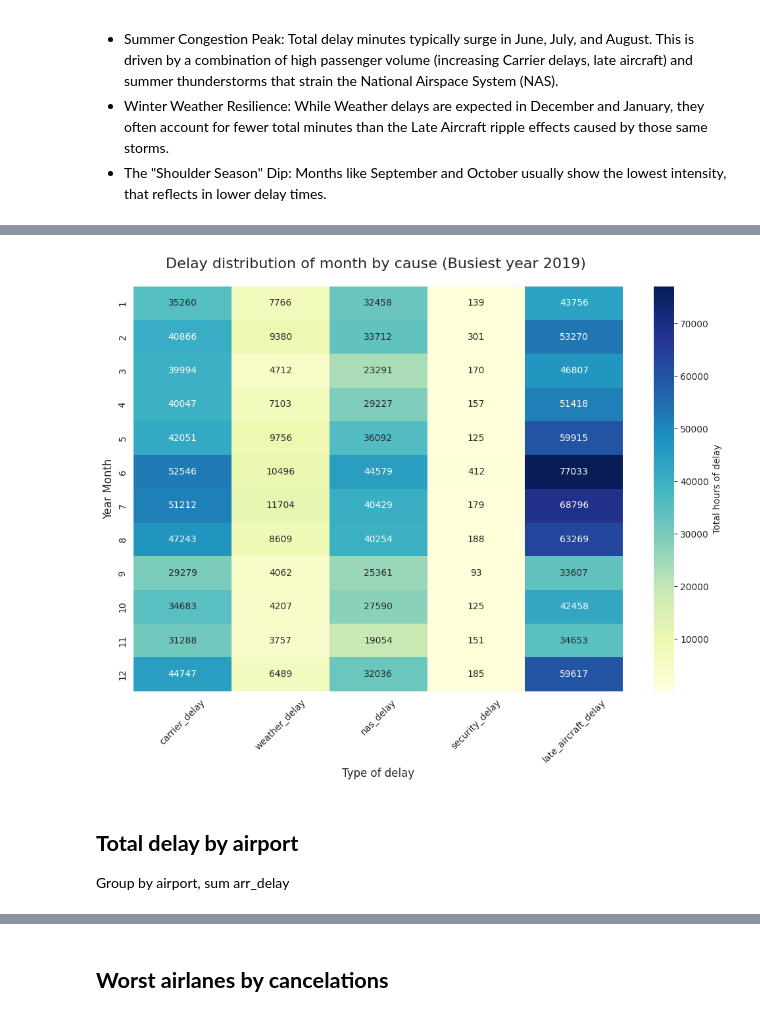
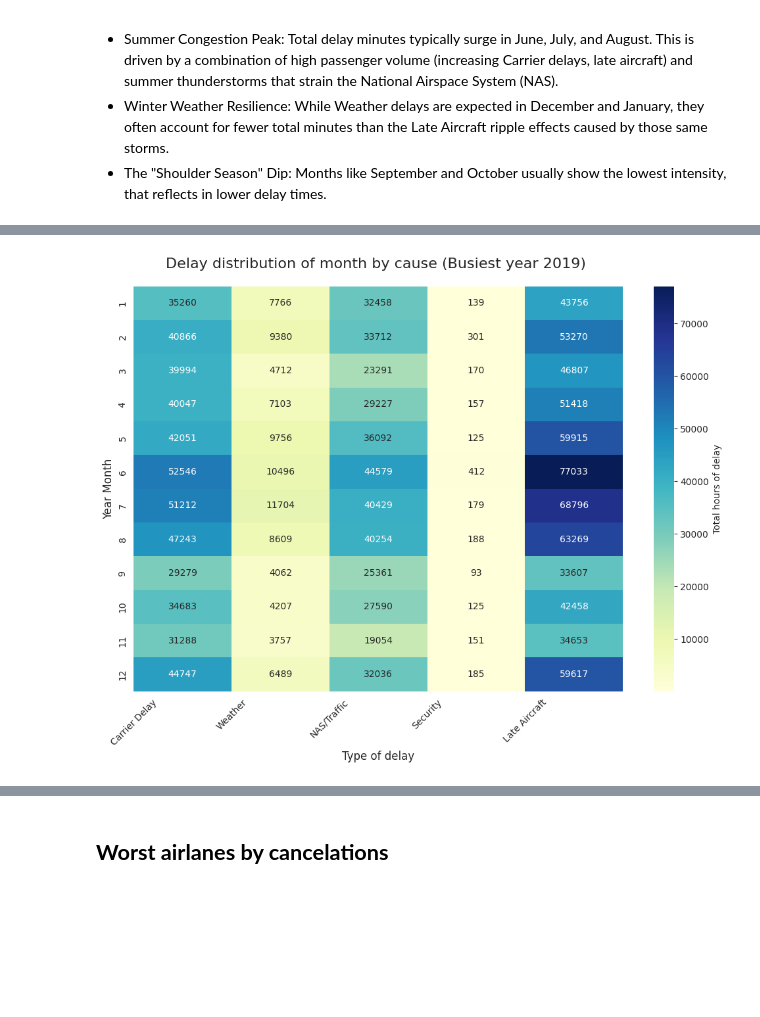
Before and after one commit to vydibot/-Flights-Analysis, a Jupyter notebook: flights-analysis.ipynb, the cells around one changed output, grey strips where cells are left out. Saved outputs shown, nothing was run; the diff lists cells and outputs as text; code cells hidden in the pictures; blank space fills up the shorter version.

```diff
--- a/flights-analysis.ipynb
+++ b/flights-analysis.ipynb
@@ -361,32 +372,29 @@ Text(120.72222222222221, 0.5, 'Year Month')
 # %%
 bestDelayCorr = df[['year','month','carrier_delay','weather_delay','nas_delay','security_delay','late_aircraft_delay']]
 
 bestDelayCorr = bestDelayCorr[bestDelayCorr['year'] == 2019]
 
 bestDelayCorr = bestDelayCorr[['month','carrier_delay','weather_delay','nas_delay','security_delay','late_aircraft_delay']]
 
 bestDelayCorr = bestDelayCorr.groupby('month')[['carrier_delay','weather_delay','nas_delay','security_delay','late_aircraft_delay']].sum()
 
 bestDelayCorr = bestDelayCorr/60
 
 plt.figure(figsize=(12, 8))
 
 sns.heatmap(data=bestDelayCorr,
             annot=True,
             fmt='.0f',
             cmap="YlGnBu",
             cbar_kws={'label': 'Total hours of delay'})
 
+plt.xticks(ticks=[0, 1, 2, 3, 4],
+           labels=['Carrier Delay', 'Weather', 'NAS/Traffic', 'Security', 'Late Aircraft'],
+           rotation=45)
+
 plt.title('Delay distribution of month by cause (Busiest year 2019) ', fontsize=16, pad=20)
 plt.xlabel('Type of delay', fontsize=12)
 plt.ylabel('Year Month', fontsize=12)
-
-plt.xticks(rotation=45)
-
 plt.show()
 # %% [output]
-[figure, old version]
+[figure, new version]
-# %% [markdown]
-## **Total delay by airport**
-
-Group by airport, sum arr_delay
```
Also changed, not shown: parts of 12 cells of this notebook.
